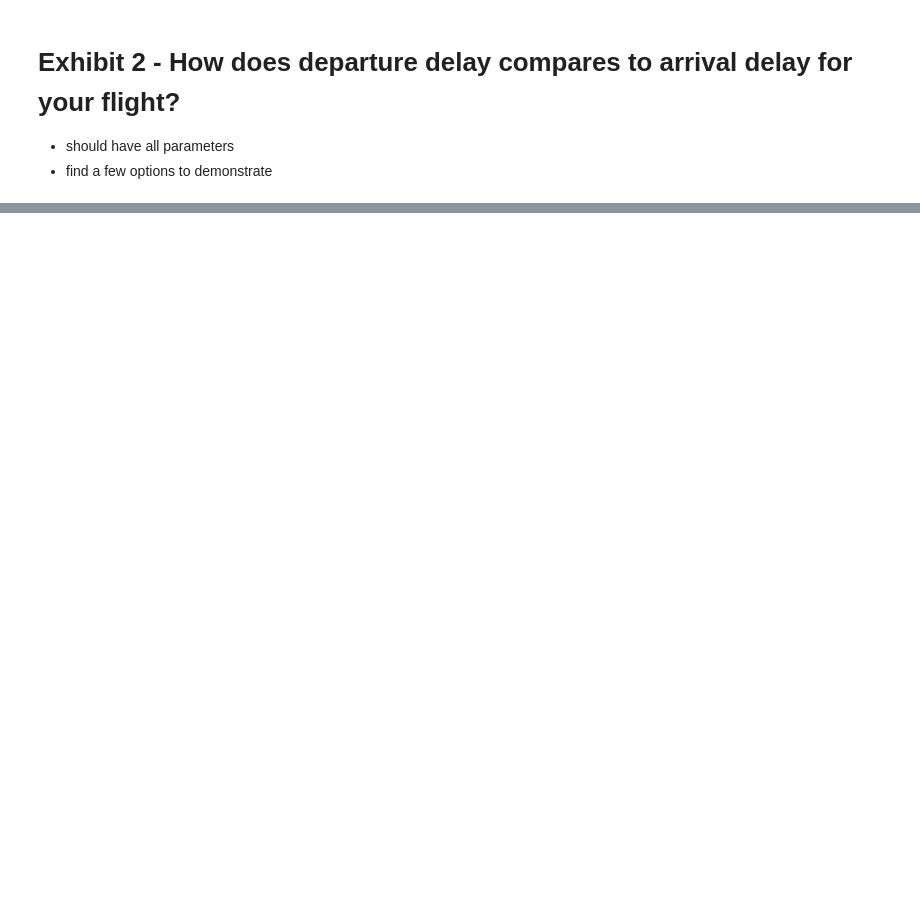
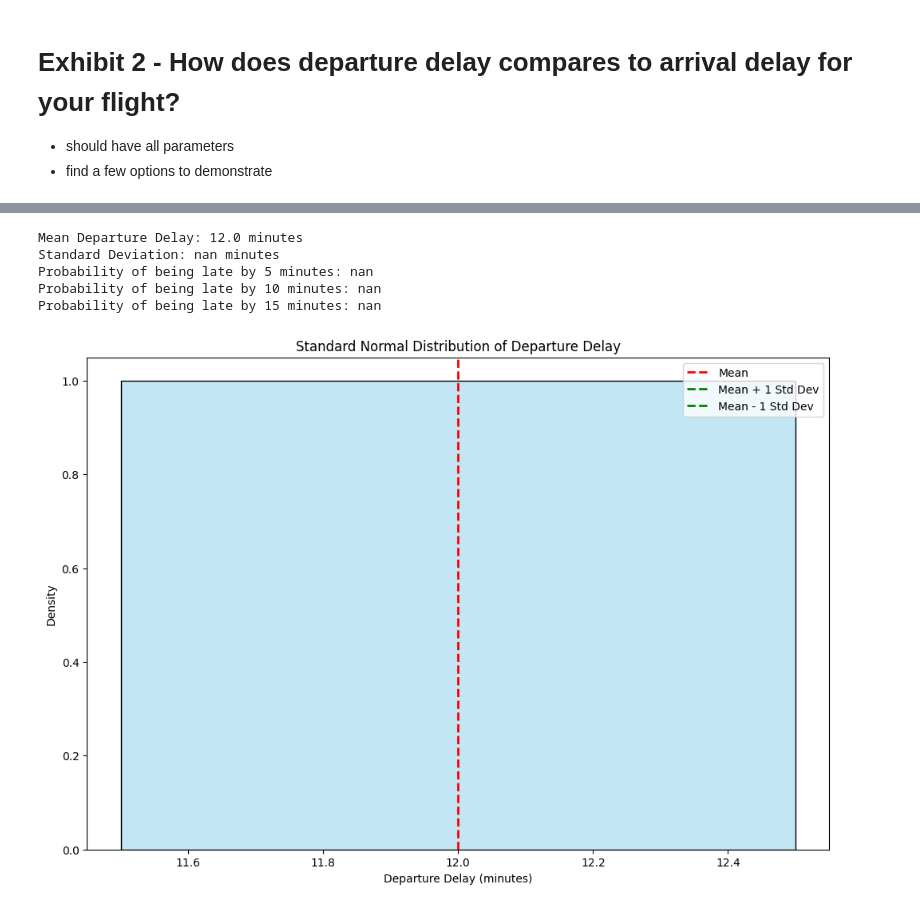
Before and after one commit to lse-ds105/ds105a-project-turkey-duck-and-fish, a Jupyter notebook: Code(src)/pplot-jan27.ipynb, the cells around one changed output, grey strips where cells are left out. Saved outputs shown, nothing was run; the diff lists cells and outputs as text; code cells hidden in the pictures; blank space fills up the shorter version.

```diff
--- a/Code(src)/pplot-jan27.ipynb
+++ b/Code(src)/pplot-jan27.ipynb
@@ -270,0 +348,65 @@ crazy idea: exhibit x - can you make it?
+# %%
+import pandas as pd
+import matplotlib.pyplot as plt
+import scipy.stats as stats
+import seaborn as sns
+
+# Assuming your dataset is stored in 'sample_final_data.csv'
+# df = pd.read_csv('sample_final_data.csv')
+
+# User input for departure airport, arrival airport, and airline
+departure_airport = input("Enter departure airport (e.g., ATL): ")
+arrival_airport = input("Enter arrival airport (e.g., RSW): ")
+airline = input("Enter airline (e.g., Delta Air Lines): ")
+
+# Filter the dataframe based on user input
+filtered_df = df[(df['departure airport IATA'] == departure_airport) &
+                 (df['arrival airport IATA'] == arrival_airport) &
+                 (df['Airline Company'] == airline)]
+
+# Check if there are any matching records
+if filtered_df.empty:
+    print("No matching records found.")
+else:
+    # Calculate mean departure delay and standard deviation
+    mean_delay = filtered_df['delay in mins'].mean()
+    std_dev = filtered_df['delay in mins'].std()
+
+    # Print the mean delay and standard deviation
+    print(f"Mean Departure Delay: {mean_delay} minutes")
+    print(f"Standard Deviation: {std_dev} minutes")
+
+    # Probability calculations for being late by 5, 10, and 15 minutes
+    probabilities = [stats.norm.cdf(-5, loc=mean_delay, scale=std_dev),
+                     stats.norm.cdf(-10, loc=mean_delay, scale=std_dev),
+                     stats.norm.cdf(-15, loc=mean_delay, scale=std_dev)]
+
+    # Print probabilities
+    print(f"Probability of being late by 5 minutes: {probabilities[0]:.4f}")
+    print(f"Probability of being late by 10 minutes: {probabilities[1]:.4f}")
+    print(f"Probability of being late by 15 minutes: {probabilities[2]:.4f}")
+
+    # Create a standard normal distribution plot
+    plt.figure(figsize=(12, 8))
+    sns.histplot(filtered_df['delay in mins'], kde=True, stat='density', color='skyblue')
+    plt.title('Standard Normal Distribution of Departure Delay')
+    plt.xlabel('Departure Delay (minutes)')
+    plt.ylabel('Density')
+
+    # Plot vertical lines for mean and 1 standard deviation
+    plt.axvline(mean_delay, color='red', linestyle='dashed', linewidth=2, label='Mean')
+    plt.axvline(mean_delay + std_dev, color='green', linestyle='dashed', linewidth=2, label='Mean + 1 Std Dev')
+    plt.axvline(mean_delay - std_dev, color='green', linestyle='dashed', linewidth=2, label='Mean - 1 Std Dev')
+
+    # Show legend
+    plt.legend()
+
+    # Display the plot
+    plt.show()
+# %% [output]
+Mean Departure Delay: 12.0 minutes
+Standard Deviation: nan minutes
+Probability of being late by 5 minutes: nan
+Probability of being late by 10 minutes: nan
+Probability of being late by 15 minutes: nan
+[figure, added]
```
Also changed, not shown: parts of 12 cells of this notebook.
